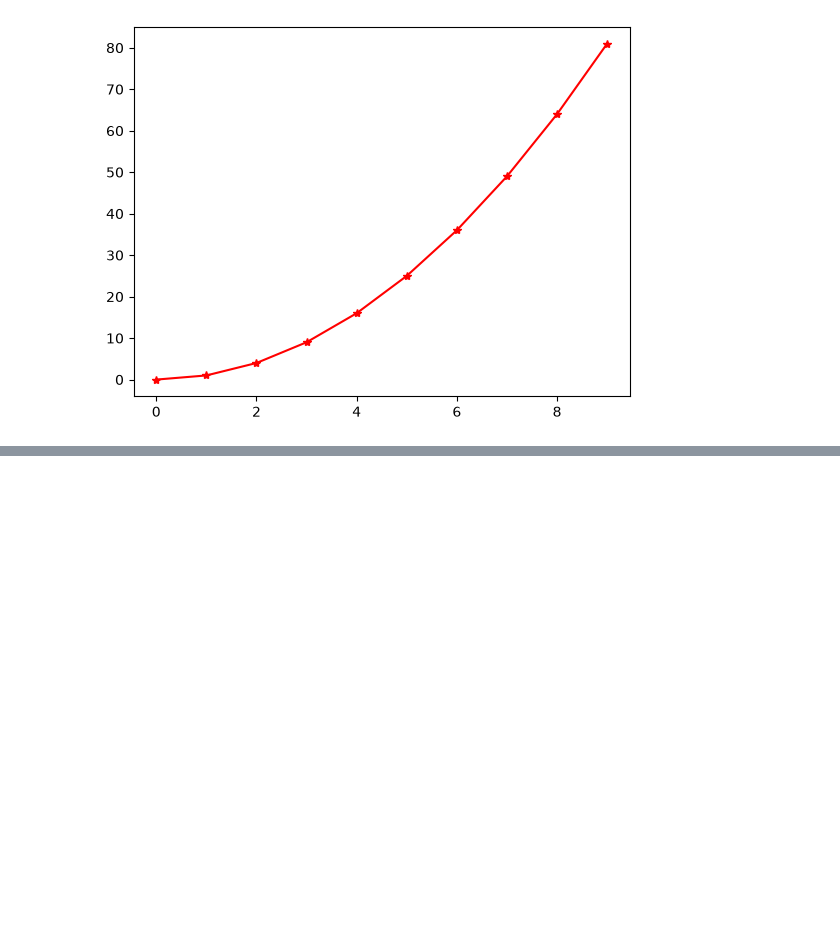
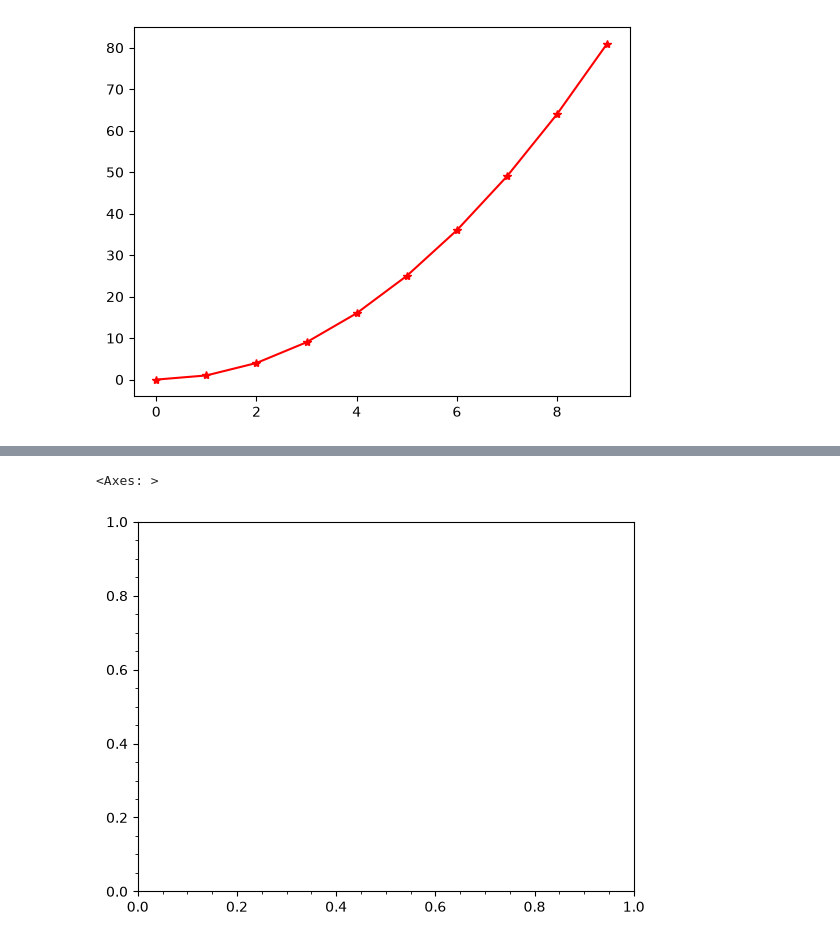
Before and after one commit to NazmullSyntax/data_visulazation, a Jupyter notebook: demo.ipynb, the cells around one changed output, grey strips where cells are left out. Drawn from its saved outputs; the diff is of its cells as text; code cells hidden in the pictures; blank space fills up the shorter version.

```diff
--- a/demo.ipynb
+++ b/demo.ipynb
@@ -36,0 +70,6 @@ plt.show()
+# %%
+plt.minorticks_on()
+plt.subplot(111)
+# %% [output]
+<Axes: >
+[figure, added]
```
Also changed, not shown: parts of 2 cells of this notebook.
